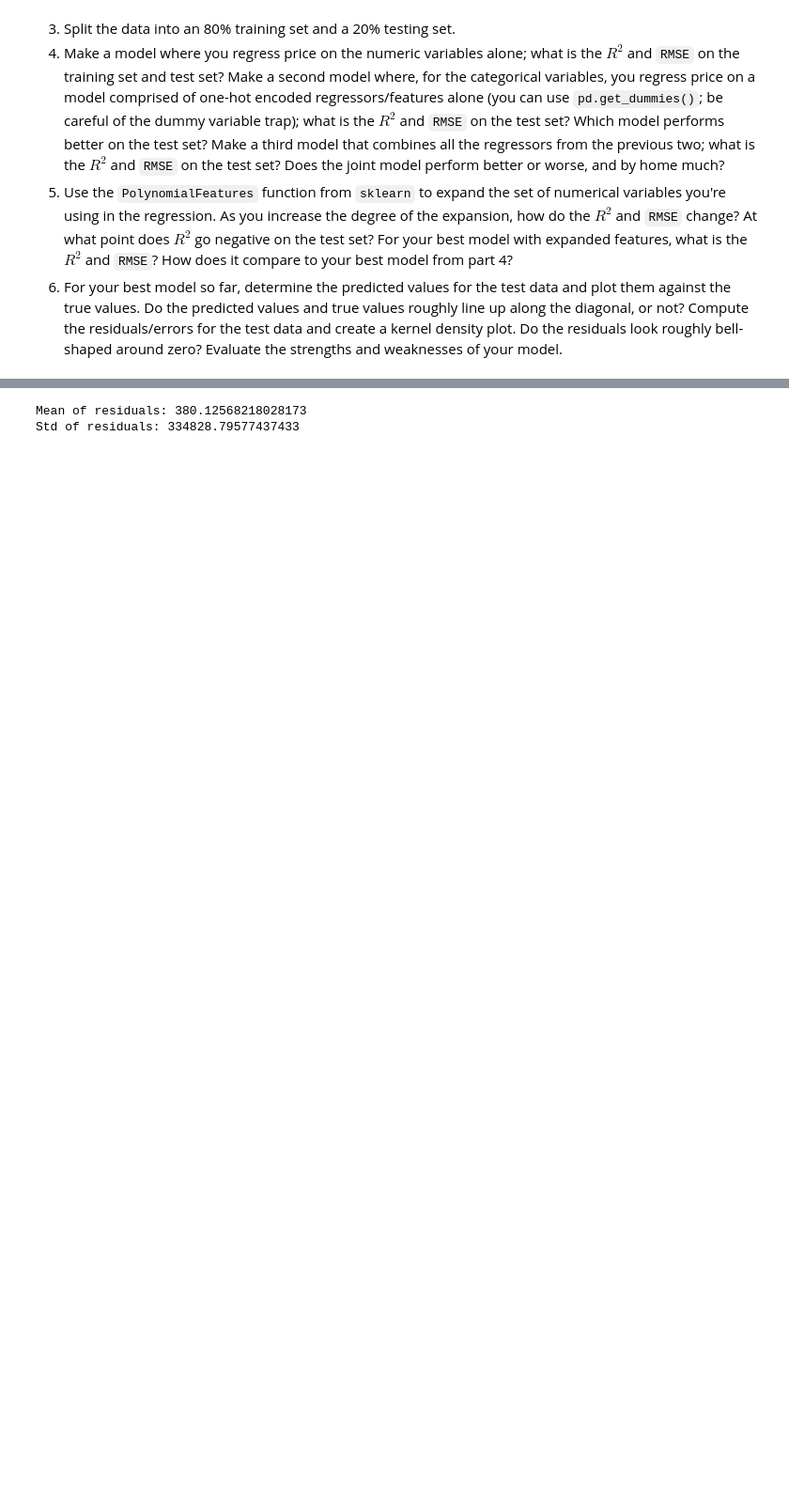
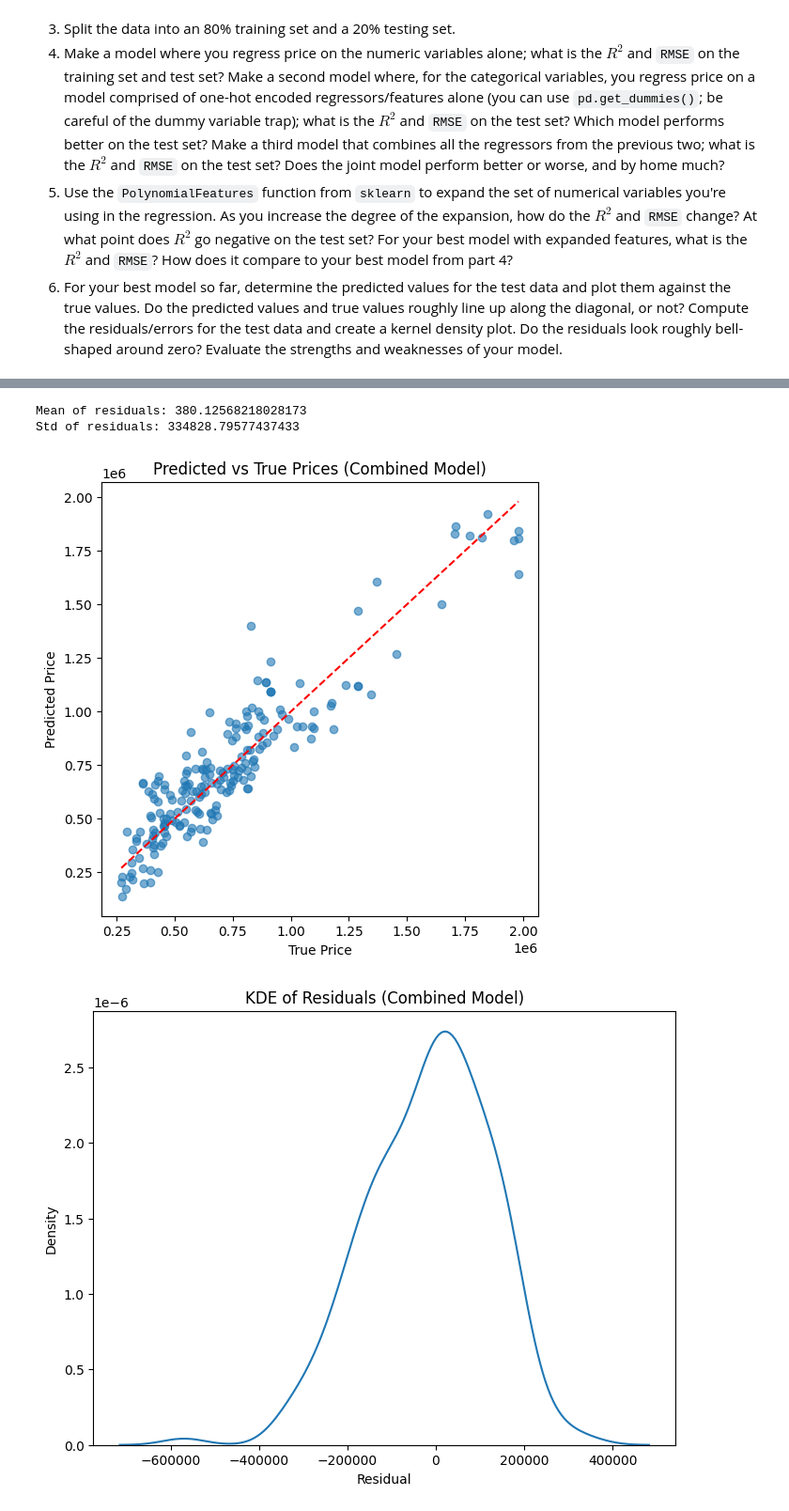
Before and after one commit to allyoshea/linear_models, a Jupyter notebook: assignment/assignment.ipynb, the cells around one changed output, grey strips where cells are left out. Shown at 94% size. Drawn from its saved outputs; the diff is of its cells as text; code cells hidden in the pictures; blank space fills up the shorter version.

```diff
--- a/assignment/assignment.ipynb
+++ b/assignment/assignment.ipynb
@@ -430,16 +430,37 @@ print(results_df)
 
 
 
-residuals = y_test - y_test_pred
 
-plt.figure(figsize=(8,6))
-sns.kdeplot(residuals, fill=True)
-plt.title("KDE of Residuals for Test Set")
-plt.xlabel("Residual")
+#BEST model is the combined model using numerical and categorical variables for prediction so use that to graph
+
+plt.figure(figsize=(6,6))
+
+plt.scatter(y_test, y_test_pred_all, alpha=0.6)
+
+# diagonal line
+plt.plot([y_test.min(), y_test.max()],
+         [y_test.min(), y_test.max()],
+         'r--')
+
+plt.xlabel("True Price")
+plt.ylabel("Predicted Price")
+plt.title("Predicted vs True Prices (Combined Model)")
+
 plt.show()
 
-print("Mean of residuals:", residuals.mean())
-print("Std of residuals:", residuals.std())
+
+#Compute the residuals
+residuals = y_test - y_test_pred_all
+
+#create the KDE
+plt.figure(figsize=(8,6))
+
+sns.kdeplot(residuals)
+
+plt.title("KDE of Residuals (Combined Model)")
+plt.xlabel("Residual")
+
+plt.show()
 # %% [output]
 <class 'pandas.core.frame.DataFrame'>
 RangeIndex: 976 entries, 0 to 975
@@ -460,33 +481,35 @@ Data columns (total 12 columns):
  11  Price              976 non-null    int64
 dtypes: int64(5), object(7)
 memory usage: 91.6+ KB
 ['1st' '2nd' '3rd']
 [figure]
 [figure]
 [figure]
 X shape: (976, 10)
 y shape: (976,)
 Numeric only model:
 Train R2: 0.32073607877789767 RMSE: 298976.6168235511
 Test R2: 0.3173768233516432 RMSE: 292612.51216913835
 Categorical only model:
 Test R2: 0.76950651713999 RMSE: 170032.40713083948
 Combined model:
 Test R2: 0.8436413863766065 RMSE: 140043.6055275696
    degree  r2_train   r2_test     rmse_train      rmse_test
 0       1  0.320736  0.317377  298976.616824  292612.512169
 1       2  0.364099  0.340012  289276.295853  287720.193707
 2       3  0.375598  0.370752  286648.688573  280939.788619
 3       4  0.334652  0.340462  295898.142252  287622.018181
 4       5  0.255675  0.276378  312967.559344  301271.675816
 5       6  0.201309  0.223203  324195.691448  312144.784310
 6       7  0.160356  0.180403  332403.371243  320628.752400
 7       8  0.130472  0.148886  338267.102394  326735.429310
 8       9  0.108685  0.126583  342478.634542  330988.745524
 9      10  0.085434  0.110758  346916.839250  333973.764739
 [figure]
 Mean of residuals: 380.12568218028173
 Std of residuals: 334828.79577437433
+[figure, added]
+[figure, added]
 # %% [markdown]
 1. Which car brands are the most expensive? What do prices look like in general?
 
```
Also changed, not shown: parts of 1 cell of this notebook.
